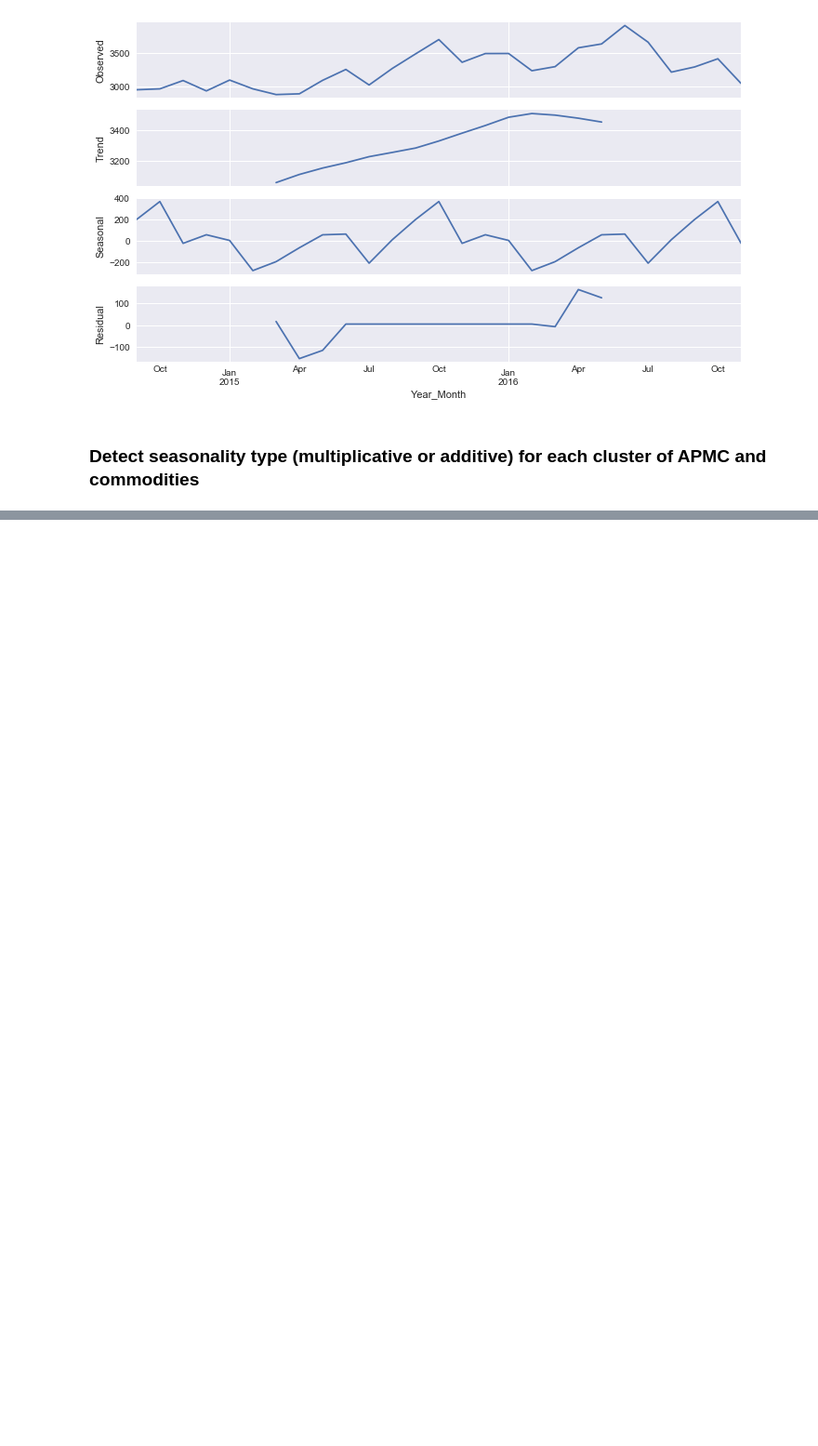
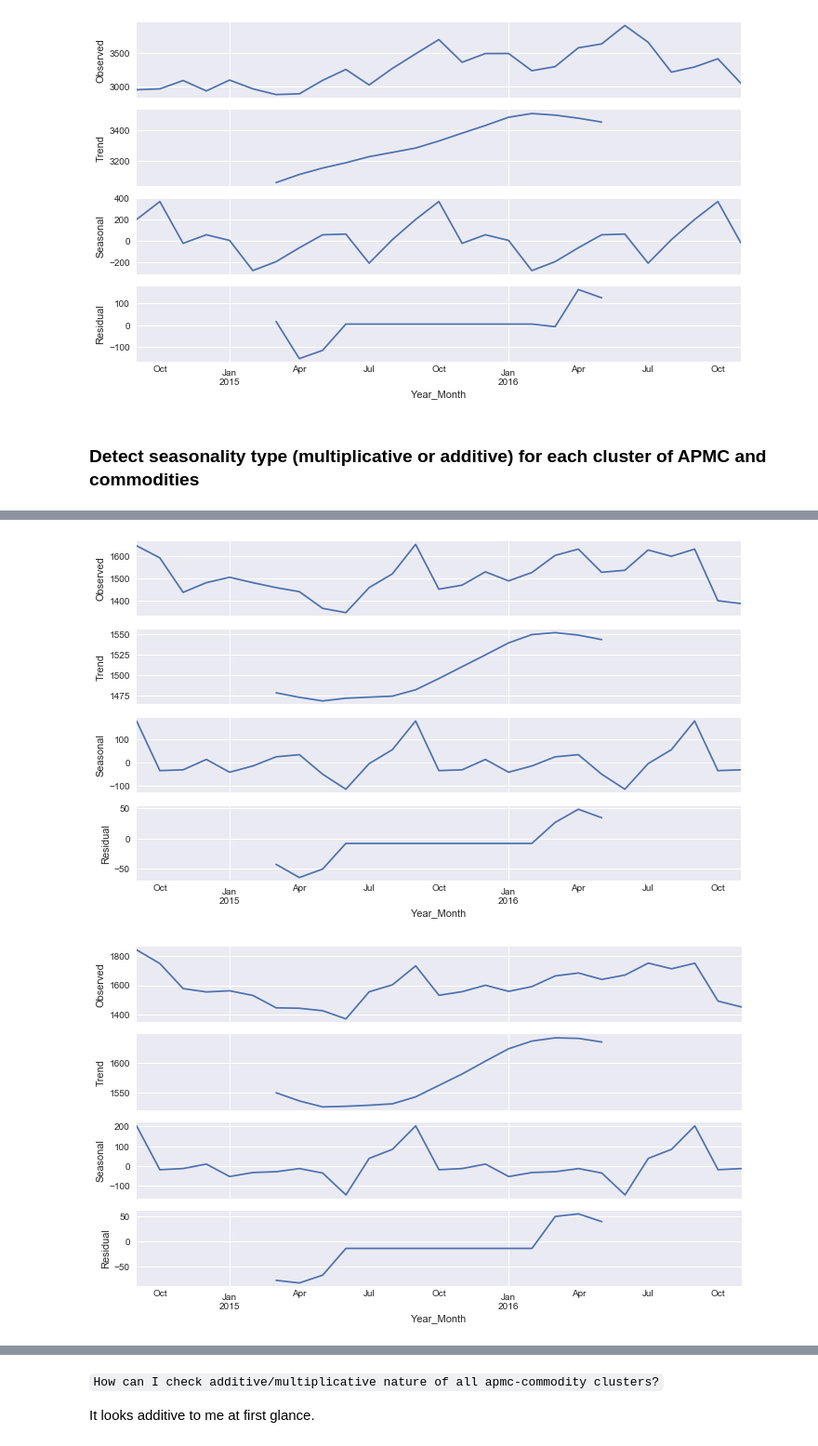
Before and after one commit to sirius0503/Trends_In_APMC, a Jupyter notebook: apmc_trends.ipynb, the cells around one changed output, grey strips where cells are left out. Shown at 93% size. Drawn from its saved outputs; the diff is of its cells as text; code cells hidden in the pictures; blank space fills up the shorter version.

Commit message:
Seasonal graph for additive/multiplicative nature for apmc-commodity clusters

```diff
--- a/apmc_trends.ipynb
+++ b/apmc_trends.ipynb
@@ -634,0 +605,2 @@ df2.groupby(['APMC', 'Commodity', 'date'])[['min_price', 'max_price', 'modal_pri
+# %%
+df2['Commodity'] = df2['Commodity'].str.lower()
@@ -634,0 +610,15 @@ df2.groupby(['APMC', 'Commodity', 'date'])[['min_price', 'max_price', 'modal_pri
+# %%
+for group, frame in df2.reset_index().groupby('APMC'):
+    frame.index = frame['Year_Month']
+    frame.index = frame.index.to_timestamp()
+
+    res = sm.tsa.seasonal_decompose(frame.groupby(level = 0)['min_price'].agg('mean'))
+    resplot = res.plot()
+    res = sm.tsa.seasonal_decompose(frame.groupby(level = 0)['max_price'].agg('mean'))
+    resplot = res.plot()
+    res = sm.tsa.seasonal_decompose(frame.groupby(level = 0)['modal_price'].agg('mean'))
+    resplot = res.plot()
+    break
+# %% [output]
+[figure, added]
+[figure, added]
@@ -634,0 +626,4 @@ df2.groupby(['APMC', 'Commodity', 'date'])[['min_price', 'max_price', 'modal_pri
+# %% [markdown]
+`How can I check additive/multiplicative nature of all apmc-commodity clusters?`
+
+ It looks additive to me at first glance.
```
Also changed, not shown: parts of 6 cells of this notebook.
